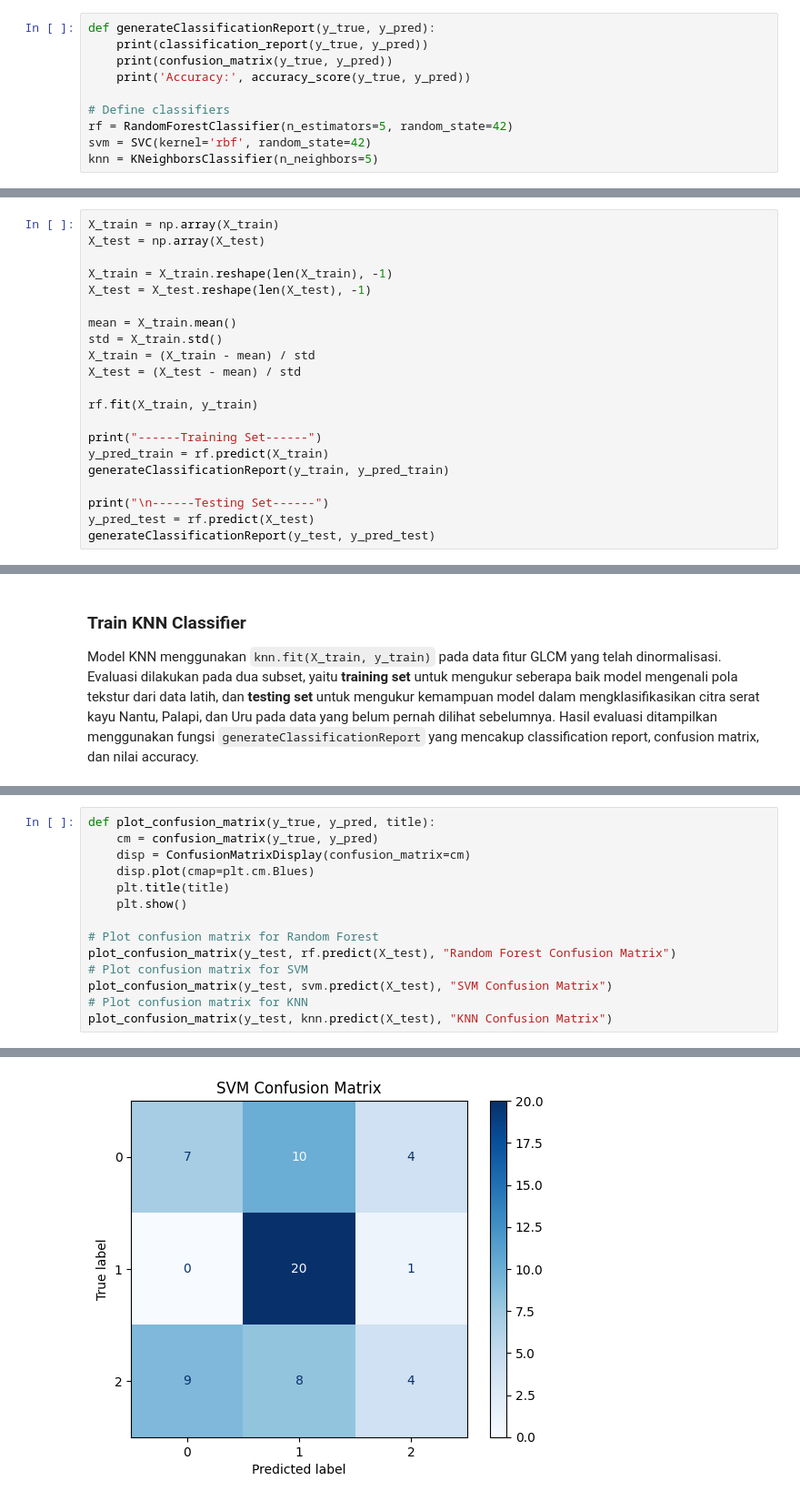
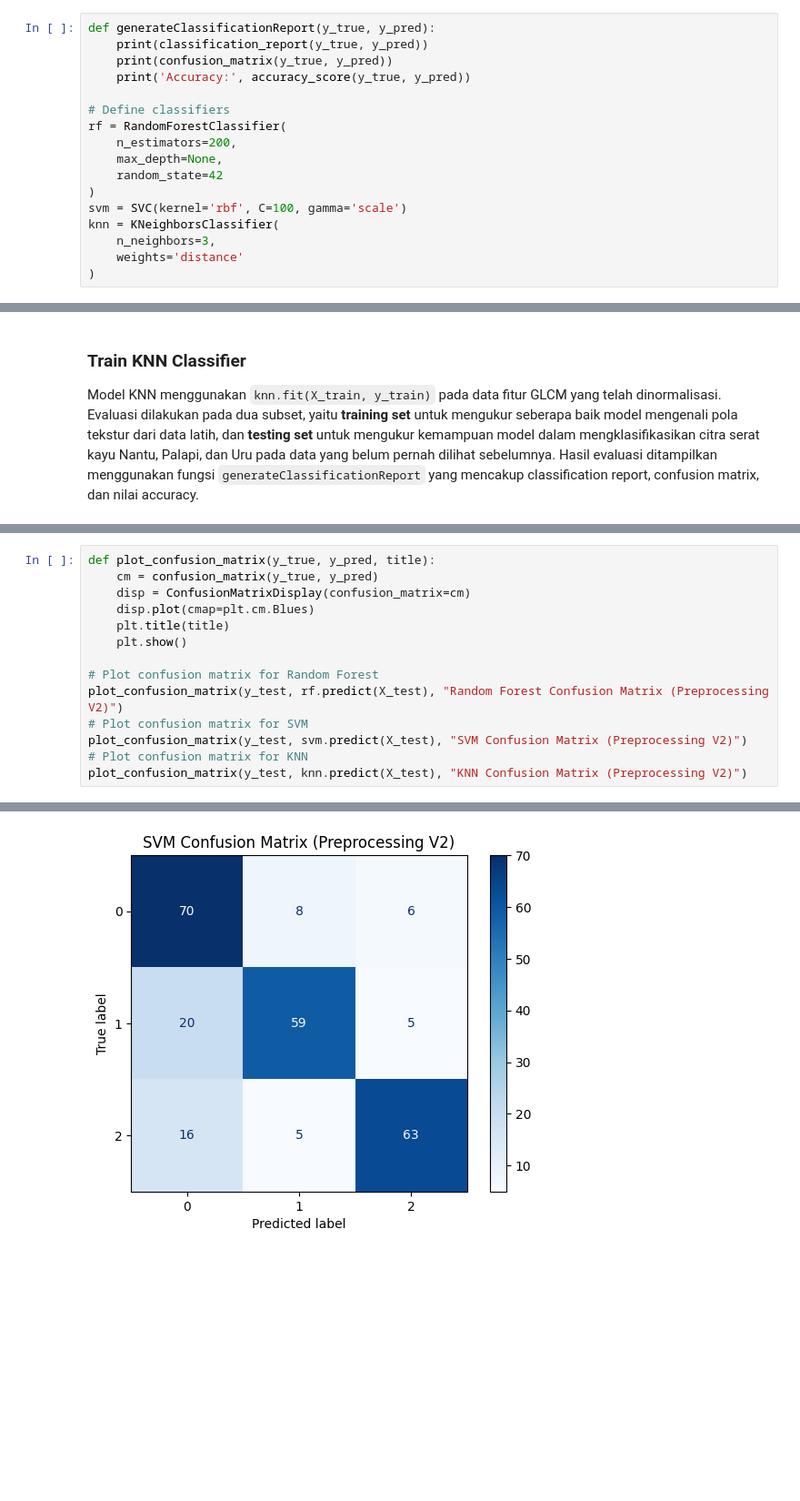
Before and after one commit to Sagos4321/PCD-Project-Kelompok-3, a Jupyter notebook: Percobaan2.ipynb, the cells around one changed output, grey strips where cells are left out. Shown at 91% size. Cells and saved outputs as stored; diff of their text form; blank space fills up the shorter version.

```diff
--- a/Percobaan2.ipynb
+++ b/Percobaan2.ipynb
@@ -501,7 +426,14 @@ def generateClassificationReport(y_true, y_pred):
 	print('Accuracy:', accuracy_score(y_true, y_pred))
 
 # Define classifiers
-rf = RandomForestClassifier(n_estimators=5, random_state=42)
-svm = SVC(kernel='rbf', random_state=42)
-knn = KNeighborsClassifier(n_neighbors=5)
+rf = RandomForestClassifier(
+    n_estimators=200,
+    max_depth=None,
+    random_state=42
+)
+svm = SVC(kernel='rbf', C=100, gamma='scale')
+knn = KNeighborsClassifier(
+    n_neighbors=3,
+    weights='distance'
+)
 # %% [markdown]
@@ -510,24 +442,3 @@ knn = KNeighborsClassifier(n_neighbors=5)
 Data fitur dikonversi ke array NumPy dan di-reshape menjadi format dua dimensi agar kompatibel dengan model. Normalisasi Z-score kemudian diterapkan menggunakan rata-rata dan standar deviasi dari data latih, yang juga digunakan untuk menormalisasi data uji guna menghindari data leakage.
 
 Model Random Forest dilatih menggunakan `rf.fit(X_train, y_train)` pada data fitur GLCM yang telah dinormalisasi. Evaluasi dilakukan pada dua subset, yaitu **training set** untuk mengukur seberapa baik model mempelajari data latih, dan **testing set** untuk mengukur kemampuan generalisasi model terhadap data yang belum pernah dilihat sebelumnya. Hasil evaluasi ditampilkan menggunakan fungsi `generateClassificationReport` yang mencakup classification report, confusion matrix, dan nilai accuracy untuk masing-masing subset.
-# %%
-X_train = np.array(X_train)
-X_test = np.array(X_test)
-
-X_train = X_train.reshape(len(X_train), -1)
-X_test = X_test.reshape(len(X_test), -1)
-
-mean = X_train.mean()
-std = X_train.std()
-X_train = (X_train - mean) / std
-X_test = (X_test - mean) / std
-
-rf.fit(X_train, y_train)
-
-print("------Training Set------")
-y_pred_train = rf.predict(X_train)
-generateClassificationReport(y_train, y_pred_train)
-
-print("\n------Testing Set------")
-y_pred_test = rf.predict(X_test)
-generateClassificationReport(y_test, y_pred_test)
@@ -634,9 +558,9 @@ def plot_confusion_matrix(y_true, y_pred, title):
     plt.show()
 
 # Plot confusion matrix for Random Forest
-plot_confusion_matrix(y_test, rf.predict(X_test), "Random Forest Confusion Matrix")
+plot_confusion_matrix(y_test, rf.predict(X_test), "Random Forest Confusion Matrix (Preprocessing V2)")
 # Plot confusion matrix for SVM
-plot_confusion_matrix(y_test, svm.predict(X_test), "SVM Confusion Matrix")
+plot_confusion_matrix(y_test, svm.predict(X_test), "SVM Confusion Matrix (Preprocessing V2)")
 # Plot confusion matrix for KNN
-plot_confusion_matrix(y_test, knn.predict(X_test), "KNN Confusion Matrix")
+plot_confusion_matrix(y_test, knn.predict(X_test), "KNN Confusion Matrix (Preprocessing V2)")
 # %% [output]
@@ -644 +568 @@ plot_confusion_matrix(y_test, knn.predict(X_test), "KNN Confusion Matrix")
-[figure, old version]
+[figure, new version]
```
Also changed, not shown: parts of 34 cells of this notebook, 1 other file.
